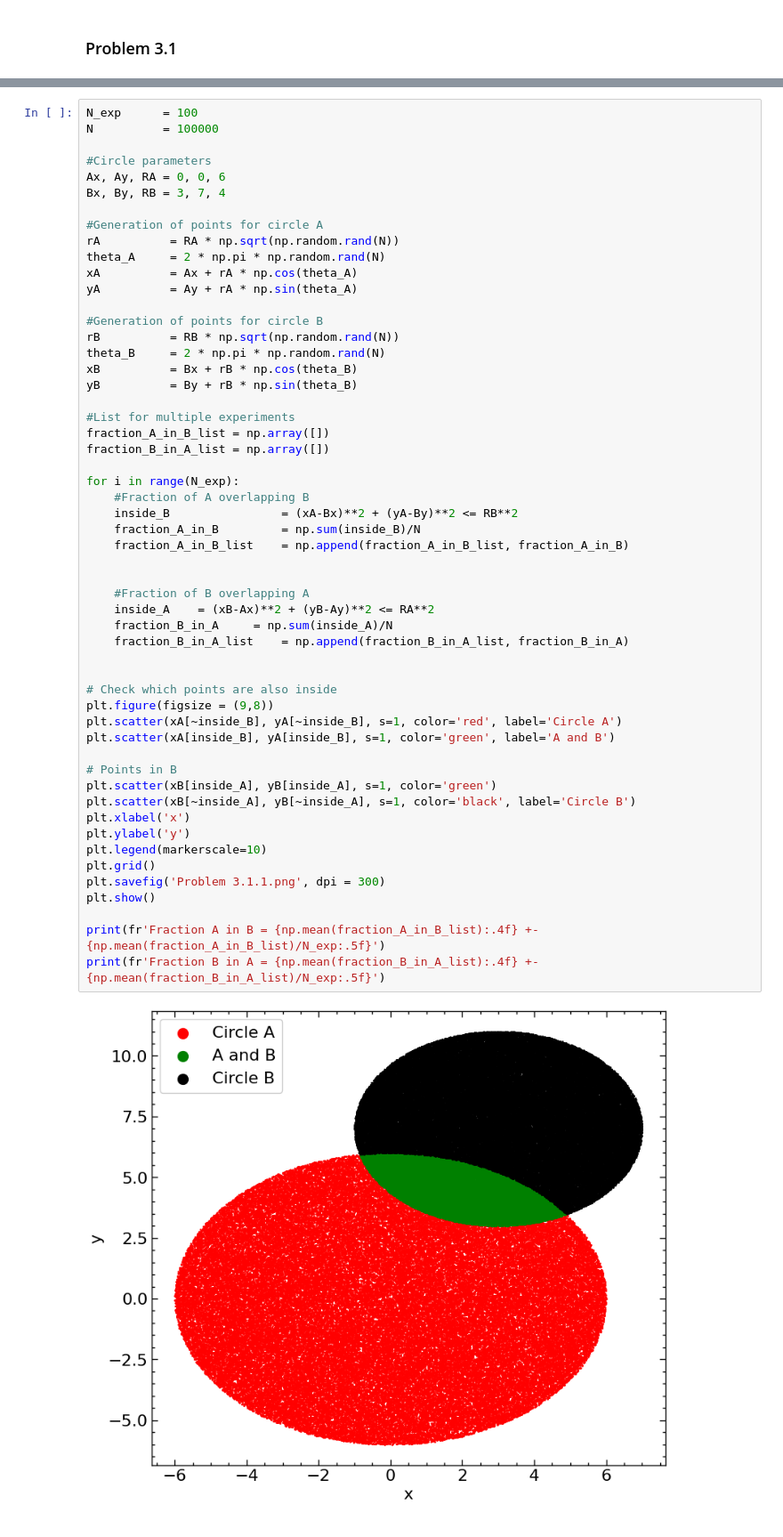
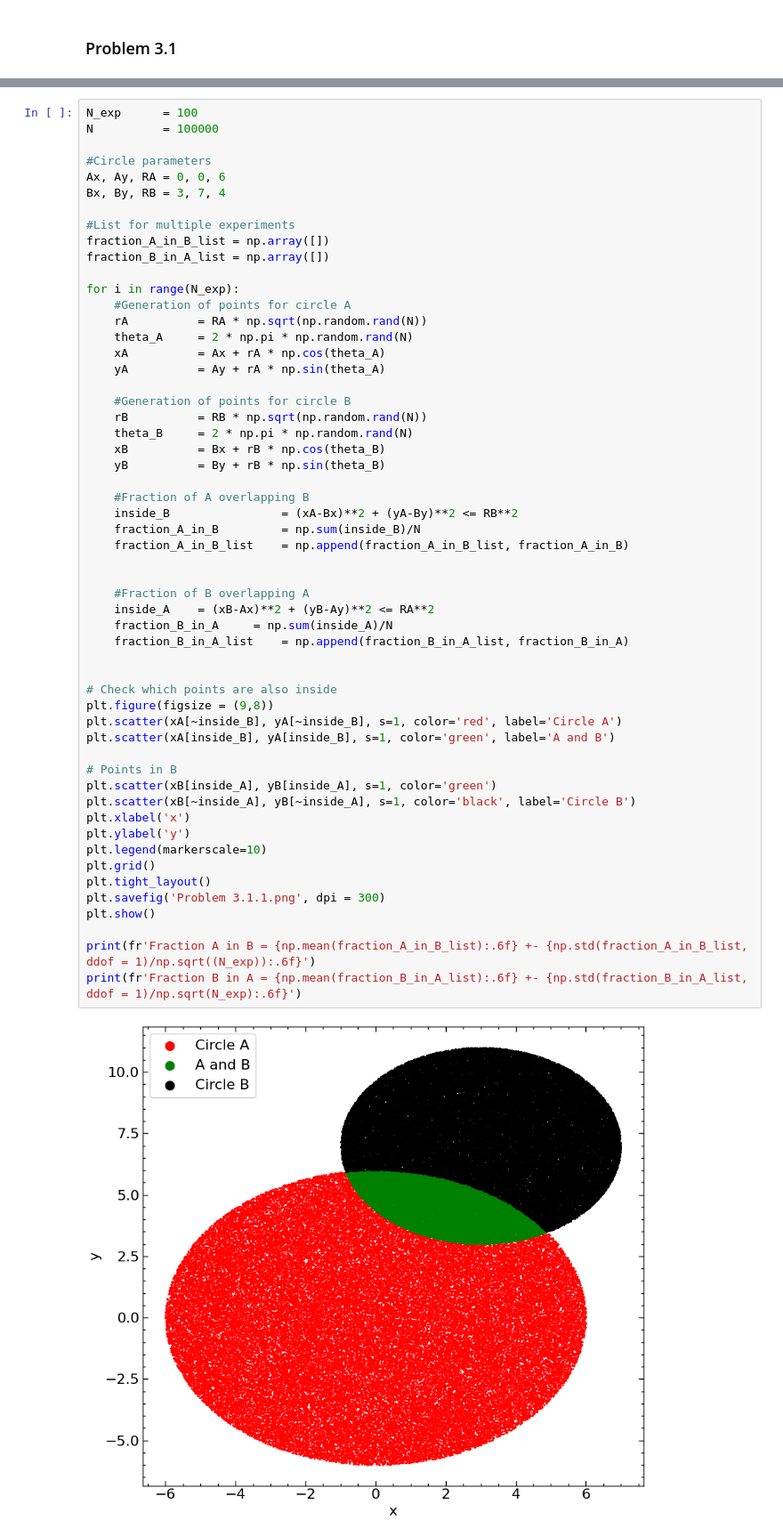
Before and after one commit to tobiassanta/AppStat2025, a Jupyter notebook: Problem Set/Problem Set.ipynb, the cells around one changed output, grey strips where cells are left out. Shown at 89% size. Drawn from its saved outputs; the diff is of its cells as text.

```diff
--- a/Problem Set/Problem Set.ipynb
+++ b/Problem Set/Problem Set.ipynb
@@ -528,51 +530,52 @@ N          = 100000
 Ax, Ay, RA = 0, 0, 6
 Bx, By, RB = 3, 7, 4
 
-#Generation of points for circle A
-rA          = RA * np.sqrt(np.random.rand(N))
-theta_A     = 2 * np.pi * np.random.rand(N)
-xA          = Ax + rA * np.cos(theta_A)
-yA          = Ay + rA * np.sin(theta_A)
-
-#Generation of points for circle B
-rB          = RB * np.sqrt(np.random.rand(N))
-theta_B     = 2 * np.pi * np.random.rand(N)
-xB          = Bx + rB * np.cos(theta_B)
-yB          = By + rB * np.sin(theta_B)
-
 #List for multiple experiments
 fraction_A_in_B_list = np.array([])
 fraction_B_in_A_list = np.array([])
 
 for i in range(N_exp):
+    #Generation of points for circle A
+    rA          = RA * np.sqrt(np.random.rand(N))
+    theta_A     = 2 * np.pi * np.random.rand(N)
+    xA          = Ax + rA * np.cos(theta_A)
+    yA          = Ay + rA * np.sin(theta_A)
+
+    #Generation of points for circle B
+    rB          = RB * np.sqrt(np.random.rand(N))
+    theta_B     = 2 * np.pi * np.random.rand(N)
+    xB          = Bx + rB * np.cos(theta_B)
+    yB          = By + rB * np.sin(theta_B)
+
     #Fraction of A overlapping B
     inside_B                = (xA-Bx)**2 + (yA-By)**2 <= RB**2
     fraction_A_in_B         = np.sum(inside_B)/N
     fraction_A_in_B_list    = np.append(fraction_A_in_B_list, fraction_A_in_B)
 
 
     #Fraction of B overlapping A
     inside_A    = (xB-Ax)**2 + (yB-Ay)**2 <= RA**2
     fraction_B_in_A     = np.sum(inside_A)/N
     fraction_B_in_A_list    = np.append(fraction_B_in_A_list, fraction_B_in_A)
 
 
 # Check which points are also inside
 plt.figure(figsize = (9,8))
 plt.scatter(xA[~inside_B], yA[~inside_B], s=1, color='red', label='Circle A')
 plt.scatter(xA[inside_B], yA[inside_B], s=1, color='green', label='A and B')
 
 # Points in B
 plt.scatter(xB[inside_A], yB[inside_A], s=1, color='green')
 plt.scatter(xB[~inside_A], yB[~inside_A], s=1, color='black', label='Circle B')
 plt.xlabel('x')
 plt.ylabel('y')
 plt.legend(markerscale=10)
 plt.grid()
+plt.tight_layout()
 plt.savefig('Problem 3.1.1.png', dpi = 300)
 plt.show()
 
-print(fr'Fraction A in B = {np.mean(fraction_A_in_B_list):.4f} +- {np.mean(fraction_A_in_B_list)/N_exp:.5f}')
-print(fr'Fraction B in A = {np.mean(fraction_B_in_A_list):.4f} +- {np.mean(fraction_B_in_A_list)/N_exp:.5f}')
+print(fr'Fraction A in B = {np.mean(fraction_A_in_B_list):.6f} +- {np.std(fraction_A_in_B_list, ddof = 1)/np.sqrt((N_exp)):.6f}')
+print(fr'Fraction B in A = {np.mean(fraction_B_in_A_list):.6f} +- {np.std(fraction_B_in_A_list, ddof = 1)/np.sqrt(N_exp):.6f}')
 # %% [output]
-[figure, old version]
+[figure, new version]
```
Also changed, not shown: parts of 16 cells of this notebook.
